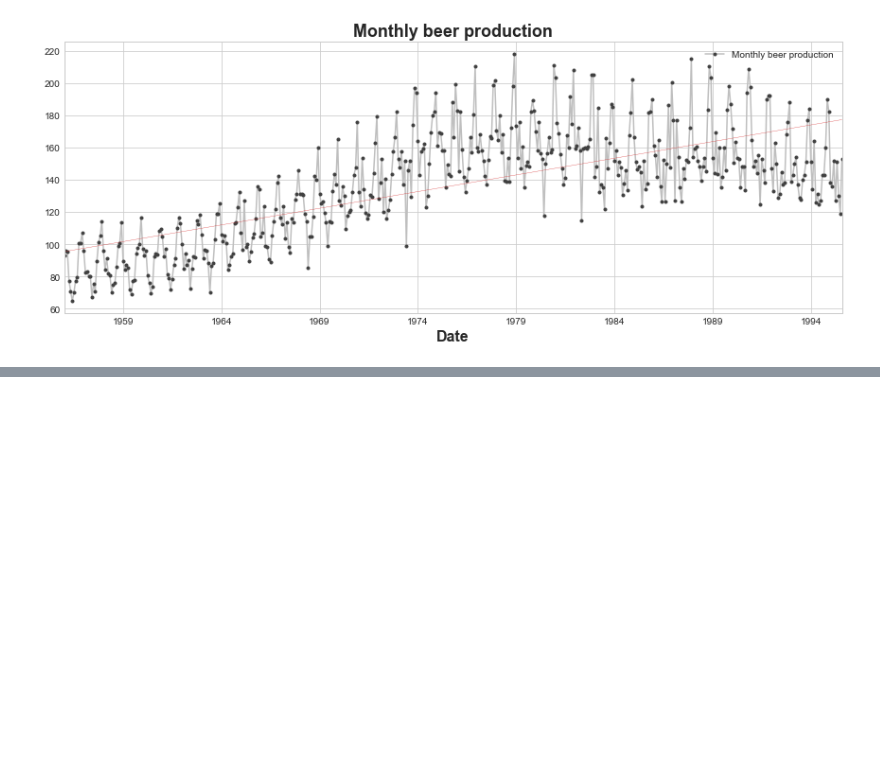
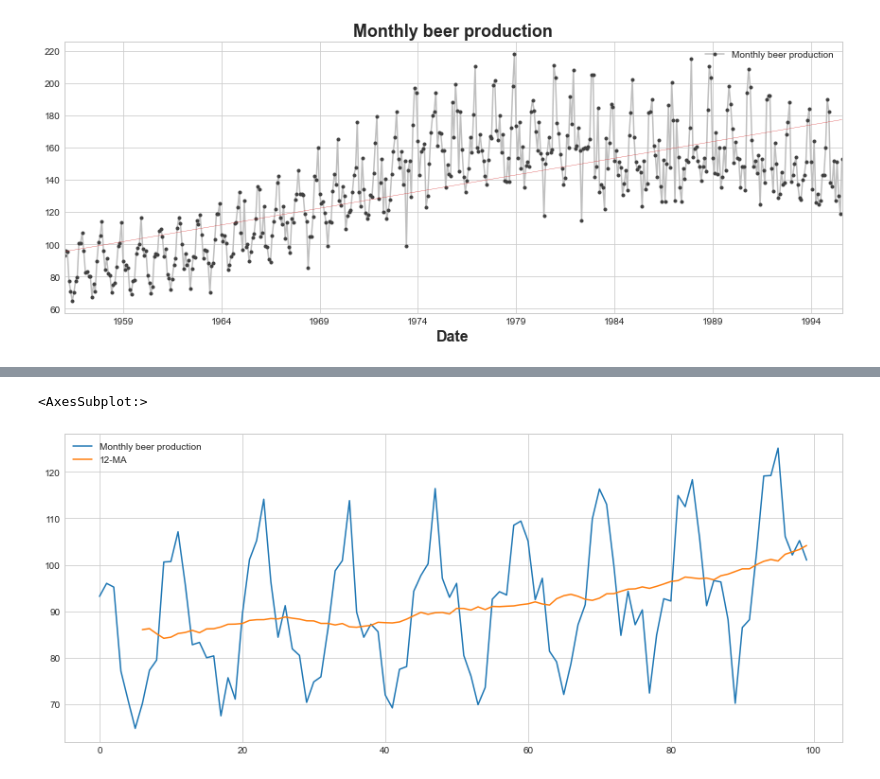
Before and after one commit to JudsonMorgan/Monthly-beer-production, a Jupyter notebook: monthly-beer-production.ipynb, the cells around one changed output, grey strips where cells are left out. Saved outputs shown, nothing was run; the diff lists cells and outputs as text; code cells hidden in the pictures; blank space fills up the shorter version.

```diff
--- a/monthly-beer-production.ipynb
+++ b/monthly-beer-production.ipynb
@@ -228,0 +303,5 @@ y_pred.plot(ax = ax, linewidth = 0.3, color = 'C3', label = 'Forecast')
+# %%
+data[['Monthly beer production', '12-MA']].iloc[:100].plot()
+# %% [output]
+<AxesSubplot:>
+[figure, added]
```
Also changed, not shown: parts of 14 cells of this notebook.
